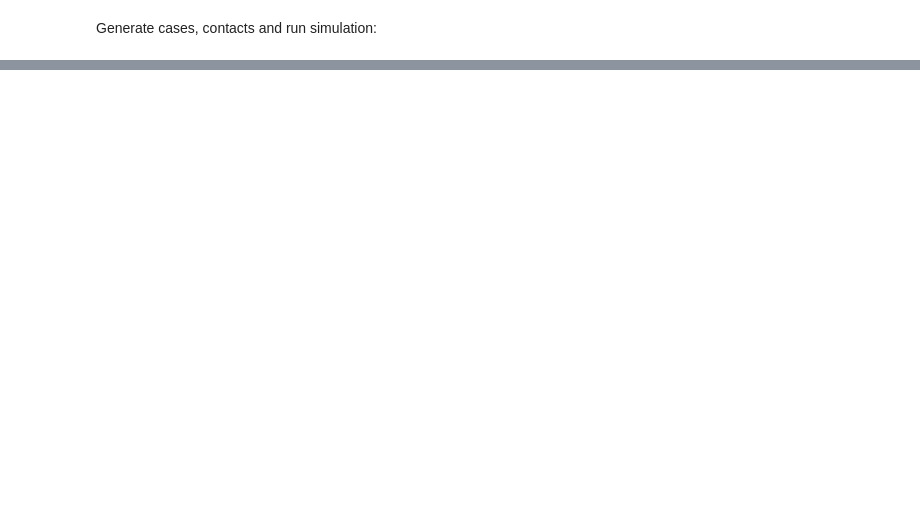
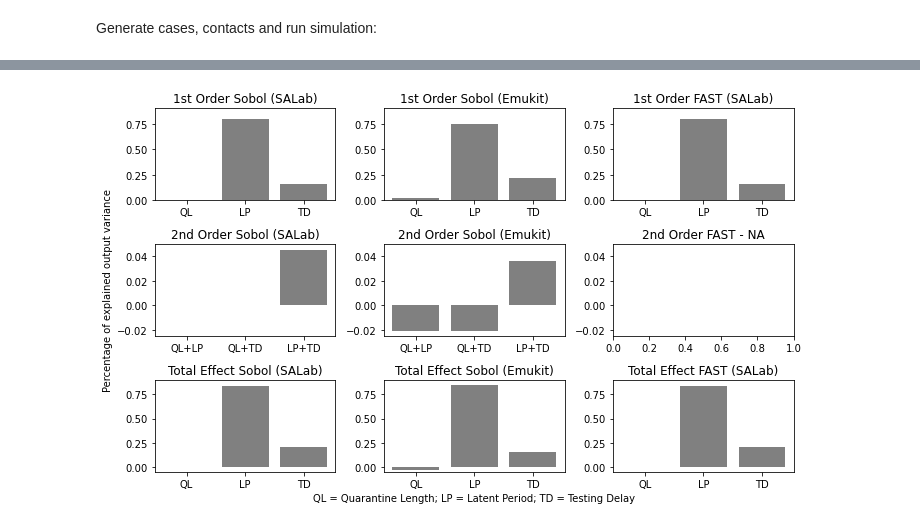
Before and after one commit to elimkwan/Covid-TTI-Model-Sensitivity-Analysis, a Jupyter notebook: tti-explorer-with-changes/notebooks/elim/Higher-order-SA-on-PolicyConfig-LP_QL_TD.ipynb, the cells around one changed output, grey strips where cells are left out. Saved outputs shown, nothing was run; the diff lists cells and outputs as text; code cells hidden in the pictures; blank space fills up the shorter version.

Commit message:
combined plots

```diff
--- a/tti-explorer-with-changes/notebooks/elim/Higher-order-SA-on-PolicyConfig-LP_QL_TD.ipynb
+++ b/tti-explorer-with-changes/notebooks/elim/Higher-order-SA-on-PolicyConfig-LP_QL_TD.ipynb
@@ -183,0 +205,3 @@ Updates: True
+# %%
+senstivity = MonteCarloSecondOrderSensitivity(model = model_emukit, input_domain = space)
+main_effects_gp, secondary_effects_gp, total_effects_gp, _ = senstivity.compute_effects(num_monte_carlo_points = no_of_samples)
@@ -183,0 +210,78 @@ Updates: True
+# %%
+from SALib.analyze import fast
+from SALib.sample import fast_sampler
+
+xt = fast_sampler.sample(problem, no_of_samples)
+Y,_= model_gpy.predict(xt)
+Y = np.squeeze(Y)
+Si_fast = fast.analyze(problem, Y, print_to_console=False)
+# %%
+param = ['QL','LP','TD']
+param2 = []
+
+first_lim = [0, 0.9]
+second_lim = [-0.025, 0.05]
+total_lim = [-0.05, 0.9]
+
+fig, ax = plt.subplots(3, 3, figsize=plot.big_wide_figsize)
+
+
+ax[0][0].set_title("1st Order Sobol (SALab)")
+for index,val in enumerate(Si['S1']):
+    ax[0][0].bar(param[index],val, color = 'grey')
+ax[0][0].set_ylim(first_lim)
+
+ax[1][0].set_title("2nd Order Sobol (SALab)")
+for i in range(len(param)):
+    for j in range(len(param)):
+        val =  Si['S2'][i][j]
+        if val > -0.5:
+            name = param[i] + '+'+ param[j]
+            ax[1][0].bar(name, Si['S2'][i][j], color = 'grey')
+            param2.append(name)
+ax[1][0].set_ylim(second_lim)
+
+ax[2][0].set_title("Total Effect Sobol (SALab)")
+for index,val in enumerate(Si['ST']):
+    ax[2][0].bar(param[index],val, color = 'grey')
+ax[2][0].set_ylim(total_lim)
+
+ax[0][1].set_title("1st Order Sobol (Emukit)")
+for index, ivar in enumerate(main_effects_gp):
+    ax[0][1].bar(param[index], main_effects_gp[ivar][0], color = 'grey')
+ax[0][1].set_ylim(first_lim)
+
+
+ax[1][1].set_title("2nd Order Sobol (Emukit)")
+for index, ivar in enumerate(secondary_effects_gp):
+    ax[1][1].bar(param2[index], secondary_effects_gp[ivar][0], color = 'grey')
+ax[1][1].set_ylim(second_lim)
+
+
+ax[2][1].set_title("Total Effect Sobol (Emukit)")
+for index, ivar in enumerate(total_effects_gp):
+    ax[2][1].bar(param[index], total_effects_gp[ivar][0], color = 'grey')
+ax[2][1].set_ylim(total_lim)
+
+ax[0][2].set_title("1st Order FAST (SALab)")
+for index,val in enumerate(Si_fast['S1']):
+    ax[0][2].bar(param[index],val, color = 'grey')
+ax[0][2].set_ylim(first_lim)
+
+ax[1][2].set_title("2nd Order FAST - NA")
+ax[1][2].set_ylim(second_lim)
+
+ax[2][2].set_title("Total Effect FAST (SALab)")
+for index,val in enumerate(Si_fast['ST']):
+    ax[2][2].bar(param[index],val, color = 'grey')
+ax[2][2].set_ylim(total_lim)
+
+# ax[0][1].set_title('Sensitivity Analysis on Policy Configurations Without Experimental Design Loop')
+ax[1][0].set_ylabel('Percentage of explained output variance')
+ax[2][1].set_xlabel('QL = Quarantine Length; LP = Latent Period; TD = Testing Delay')
+
+plt.tight_layout()
+# plt.show()
+plt.savefig('./plots/SA-Policy-NoExp.jpg')
+# %% [output]
+[figure, added]
```
Also changed, not shown: parts of 37 cells of this notebook, 5 other files.
